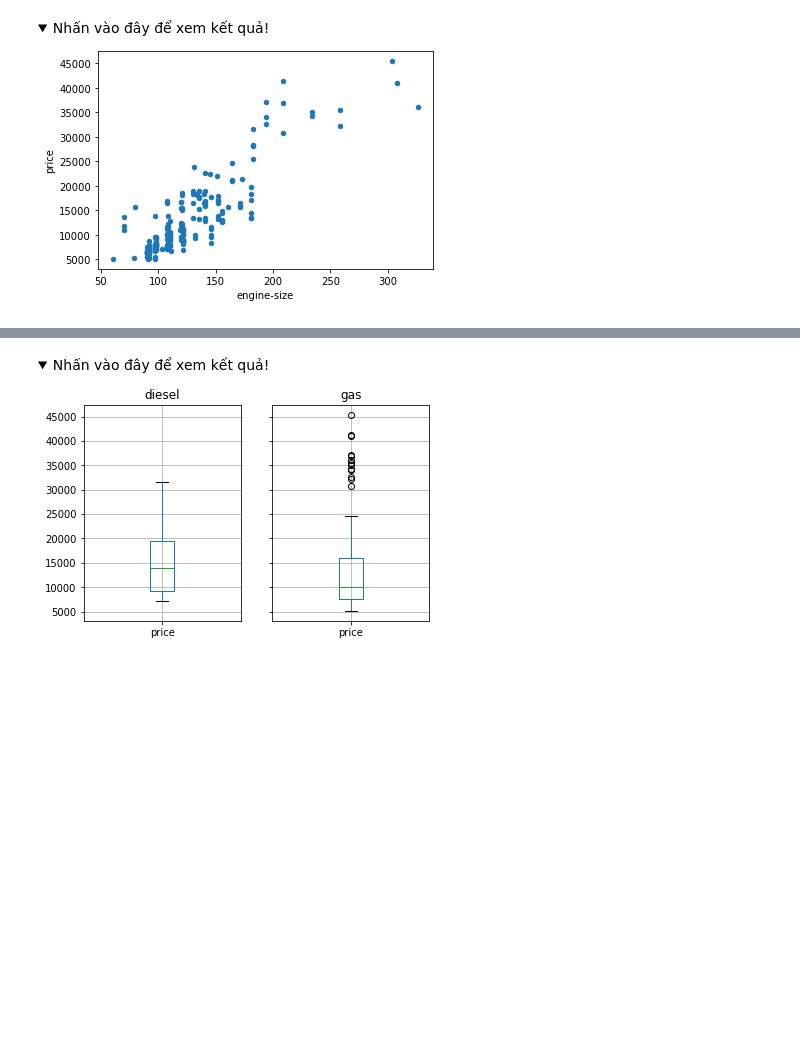
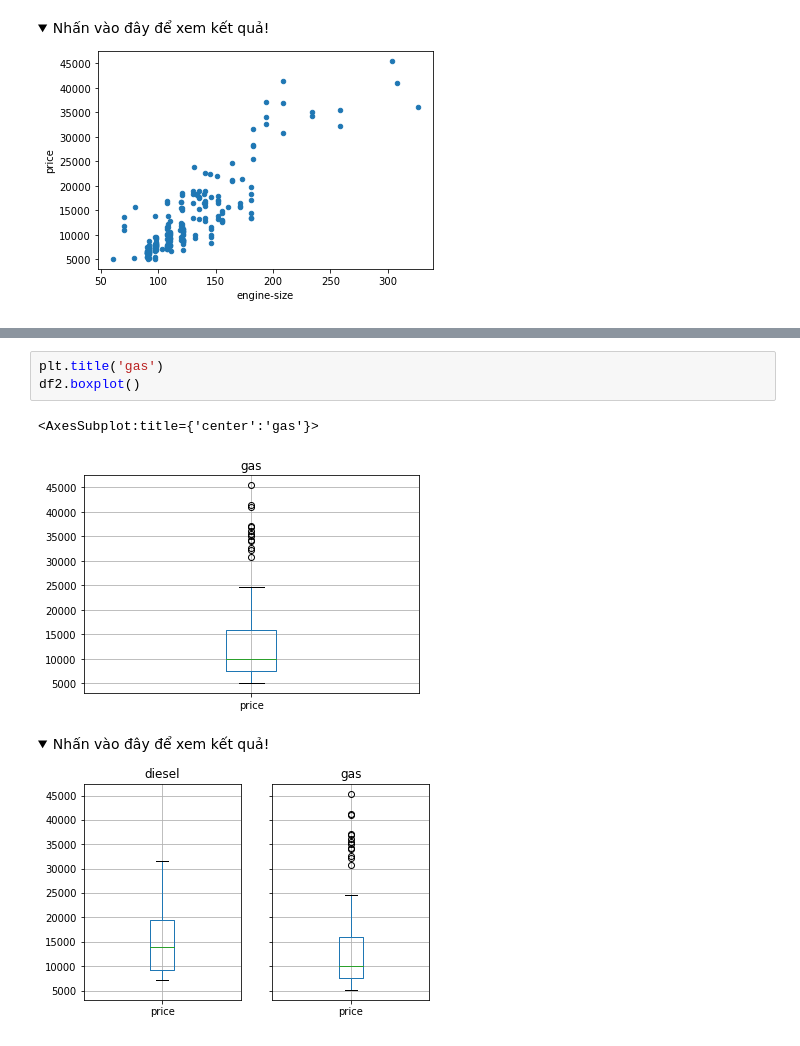
Before and after one commit to kienonline19/complete-python-course, a Jupyter notebook: problems/mr-dat-problems/Dataframe_Bai_lam_them_2 (Part 2).ipynb, the cells around one changed output, grey strips where cells are left out. Drawn from its saved outputs; the diff is of its cells as text; folded sections open; blank space fills up the shorter version.

```diff
--- a/problems/mr-dat-problems/Dataframe_Bai_lam_them_2 (Part 2).ipynb
+++ b/problems/mr-dat-problems/Dataframe_Bai_lam_them_2 (Part 2).ipynb
@@ -2225,3 +2218,9 @@ df2.boxplot()
+# %%
+plt.title('gas')
+df2.boxplot()
+# %% [output]
+<AxesSubplot:title={'center':'gas'}>
+[figure, added]
 # %% [markdown]
 <details>
   <summary>Nhấn vào đây để xem kết quả!</summary>
```
Also changed, not shown: parts of 4 cells of this notebook.
